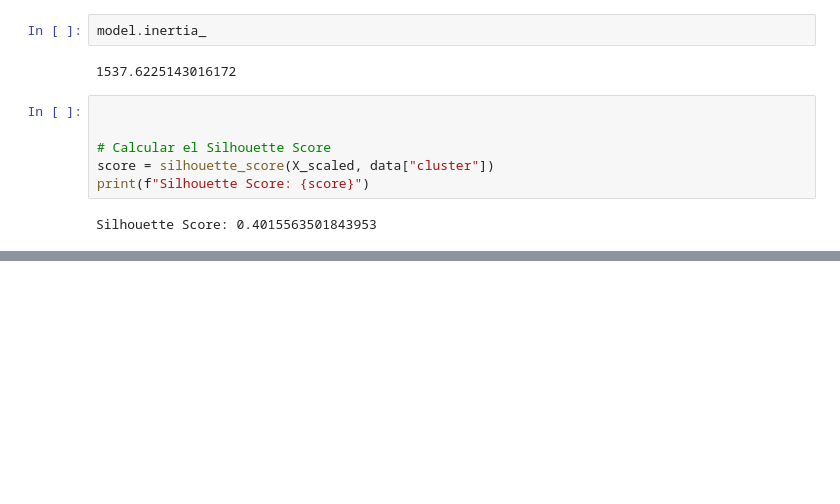
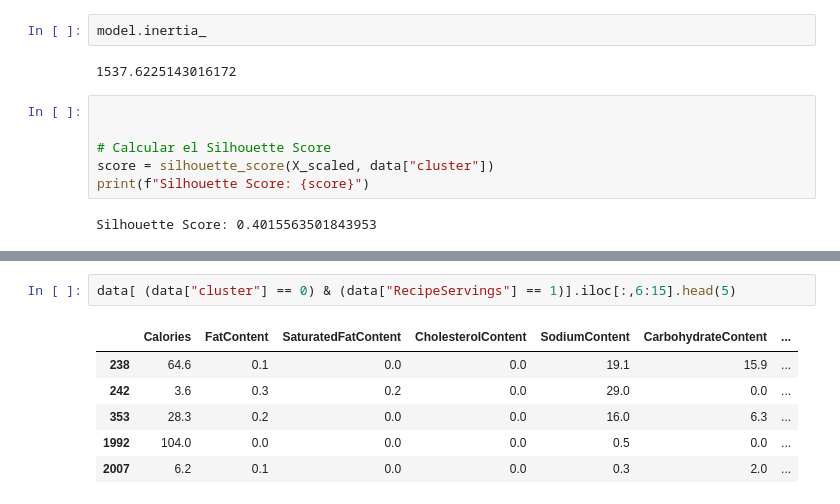
Before and after one commit to repositoriosHackaton/SIC25-Lorem-ipsum, a Jupyter notebook: clustering.ipynb, the cells around one changed output, grey strips where cells are left out. Cells and saved outputs as stored; diff of their text form; blank space fills up the shorter version.

```diff
--- a/clustering.ipynb
+++ b/clustering.ipynb
@@ -82,0 +101,9 @@ NameError: name 'X_scaled' is not defined
+# %%
+data[ (data["cluster"] == 0) & (data["RecipeServings"] == 1)].iloc[:,6:15].head(5)
+# %% [output]
+|  | Calories | FatContent | SaturatedFatContent | CholesterolContent | SodiumContent | CarbohydrateContent | ... |
+| 238 | 64.6 | 0.1 | 0.0 | 0.0 | 19.1 | 15.9 | ... |
+| 242 | 3.6 | 0.3 | 0.2 | 0.0 | 29.0 | 0.0 | ... |
+| 353 | 28.3 | 0.2 | 0.0 | 0.0 | 16.0 | 6.3 | ... |
+| 1992 | 104.0 | 0.0 | 0.0 | 0.0 | 0.5 | 0.0 | ... |
+| 2007 | 6.2 | 0.1 | 0.0 | 0.0 | 0.3 | 2.0 | ... |
```
Also changed, not shown: parts of 14 cells of this notebook.
